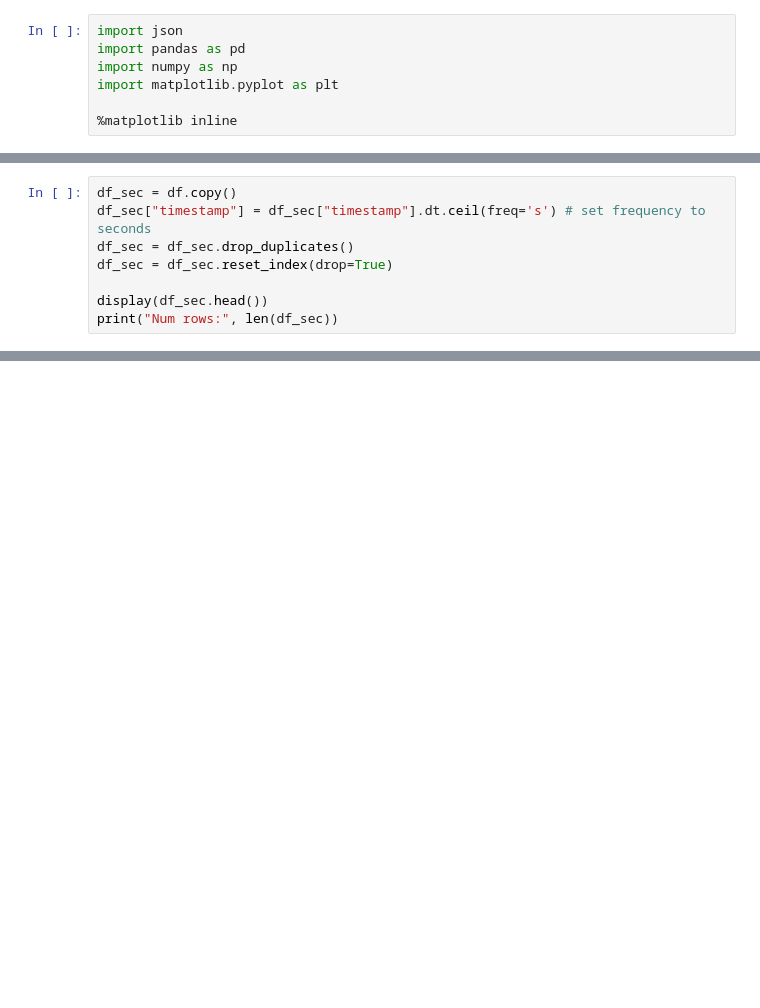
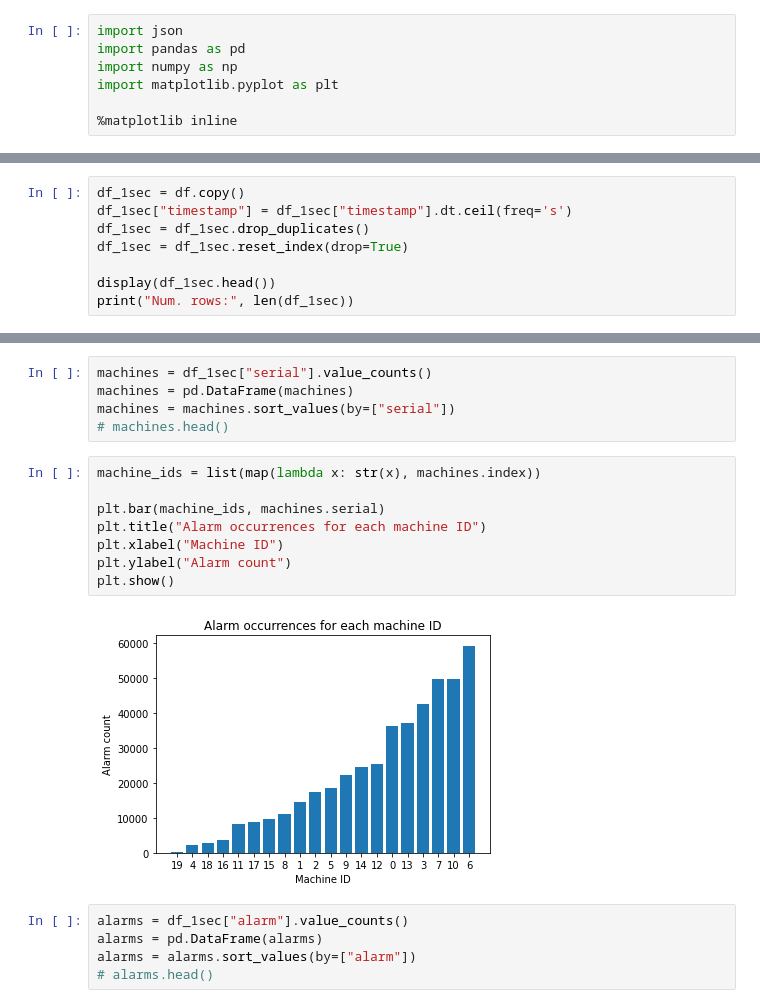
Before and after one commit to shamilnabiyev/automl-time-series, a Jupyter notebook: notebooks/alarm-logs-packaging-industry.ipynb, the cells around one changed output, grey strips where cells are left out. Drawn from its saved outputs; the diff is of its cells as text; blank space fills up the shorter version.

```diff
--- a/notebooks/alarm-logs-packaging-industry.ipynb
+++ b/notebooks/alarm-logs-packaging-industry.ipynb
@@ -26,11 +27,11 @@ Num rows:  444834
 # %%
-df_sec = df.copy()
-df_sec["timestamp"] = df_sec["timestamp"].dt.ceil(freq='s') # set frequency to seconds
-df_sec = df_sec.drop_duplicates()
-df_sec = df_sec.reset_index(drop=True)
+df_1sec = df.copy()
+df_1sec["timestamp"] = df_1sec["timestamp"].dt.ceil(freq='s')
+df_1sec = df_1sec.drop_duplicates()
+df_1sec = df_1sec.reset_index(drop=True)
 
-display(df_sec.head())
-print("Num rows:", len(df_sec))
+display(df_1sec.head())
+print("Num. rows:", len(df_1sec))
 # %% [output]
 |  | timestamp | alarm | serial |
 | 0 | 2019-02-21 19:57:58 | 139 | 4 |
@@ -88,0 +43,20 @@ Name: timestamp, Length: 444834, dtype: datetime64[ns]
+# %%
+machines = df_1sec["serial"].value_counts()
+machines = pd.DataFrame(machines)
+machines = machines.sort_values(by=["serial"])
+# machines.head()
+# %%
+machine_ids = list(map(lambda x: str(x), machines.index))
+
+plt.bar(machine_ids, machines.serial)
+plt.title("Alarm occurrences for each machine ID")
+plt.xlabel("Machine ID")
+plt.ylabel("Alarm count")
+plt.show()
+# %% [output]
+[figure, added]
+# %%
+alarms = df_1sec["alarm"].value_counts()
+alarms = pd.DataFrame(alarms)
+alarms = alarms.sort_values(by=["alarm"])
+# alarms.head()
```
Also changed, not shown: parts of 20 cells of this notebook.
